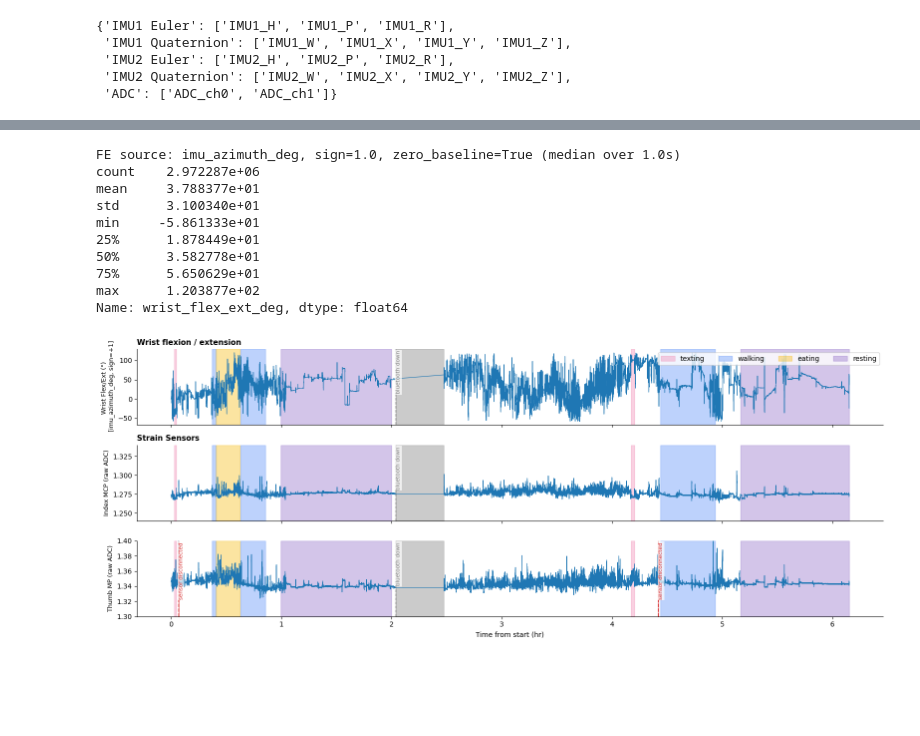
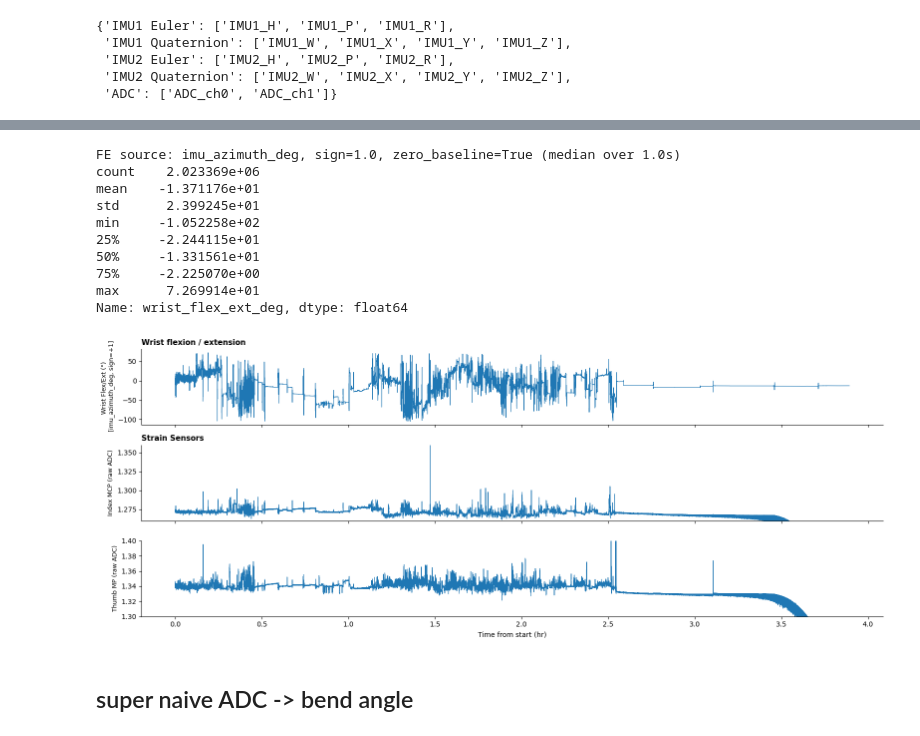
Before and after one commit to neuralengatberkeley/Strain-Sensor-, a Jupyter notebook: Code/analysis/camera_sensor_imu_analysis/wear_6hr_plotting.ipynb, the cells around one changed output, grey strips where cells are left out. Saved outputs shown, nothing was run; the diff lists cells and outputs as text; code cells hidden in the pictures; blank space fills up the shorter version.

Commit message:
naive ADC -> degree

```diff
--- a/Code/analysis/camera_sensor_imu_analysis/wear_6hr_plotting.ipynb
+++ b/Code/analysis/camera_sensor_imu_analysis/wear_6hr_plotting.ipynb
@@ -21,7 +21,7 @@ plt.rcParams["axes.grid"] = False
 # %%
 # fixed display settings
 adc_ylim_map = {
-    "ADC_ch0": (1.24, 1.34),  # Index
+    "ADC_ch0": (1.26, 1.36),  # Index
     "ADC_ch1": (1.30, 1.40),  # Thumb
     # "ADC_ch0": (1.2, 1.5),  # Index
     # "ADC_ch1": (1.2, 1.5),  # Thumb
@@ -71,7 +71,9 @@ group_title_map = {
 # %%
 # choose session
 session_date = "2026_03_05"
-file_pattern = "6hr_kinwatch_unified_*.csv"
+file_pattern = "battery_kinwatch_unified_*.csv"
+# "2026_03_05": 6hr, battery, pressure, disconnect
+# "2026_03_06": 6hr2
 #file_pattern = "*_kinwatch_unified_*.csv"
 # %%
 #loading file
@@ -385,0 +561,37 @@ Bluetooth gaps kept after excluding IMU2-disconnect boundaries: 1
+# %%
+# final plot
+
+# FINAL_WRIST_YLIM = (-60, 60)   # adjust if needed
+# FINAL_FINGER_YLIM = (-20, 40)  # adjust if needed
+
+plot_groups_final = {
+    "Wrist FE": ["wrist_flex_ext_deg"],
+    "Finger angles": ["index_mcp_deg", "thumb_mp_deg"],
+}
+
+plot_groups_final = {
+    k: [c for c in v if c in df_final.columns]
+    for k, v in plot_groups_final.items()
+    if any(c in df_final.columns for c in v)
+}
+
+# adc_ylim_map_final = {
+#     **adc_ylim_map,
+#     # "wrist_flex_ext_deg": FINAL_WRIST_YLIM,
+#     # "index_mcp_deg": FINAL_FINGER_YLIM,
+#     # "thumb_mp_deg": FINAL_FINGER_YLIM,
+# }
+
+plot_all_signals_one_figure(
+    df_final,
+    plot_groups_final,
+    manual_segments=manual_segments,
+    bluetooth_segments=bluetooth_segments,
+    adc_disconnect_segments=adc_disconnect_segments,
+    imu2_disconnect_segments=imu2_disconnect_segments,
+    label_colors=label_colors,
+    display_name_map=display_name_map,
+    group_title_map=group_title_map,
+    #adc_ylim_map=adc_ylim_map_final,
+    xcol="elapsed_hr",
+)
@@ -593,7 +798,7 @@ SIGN               = 1.0               # -1.0 to flip so extension > 0, flexion
 ZERO_BASELINE      = True
 BASELINE_WINDOW_SEC = 1.0              # seconds of leading data used for baseline mean
 BASELINE_STAT      = "median"          # "median" or "mean"
-FE_YLIM            = (-60, 60)         # y-axis limits for final plot; adjust to data
+#FE_YLIM            = (-60, 60)         # y-axis limits for final plot; adjust to data
 # ────────────────────────────────────────────────────────────────────────
 print(f"FE source: {FE_SOURCE_COL}, sign={SIGN}, "
       f"zero_baseline={ZERO_BASELINE} ({BASELINE_STAT} over {BASELINE_WINDOW_SEC}s)")
@@ -620,39 +825,41 @@ plot_groups_fe = {
     "Wrist FE": ["wrist_flex_ext_deg"],
     "ADC":      ["ADC_ch0", "ADC_ch1"],
 }
 plot_groups_fe = {
     k: [c for c in v if c in df_plot.columns]
     for k, v in plot_groups_fe.items()
     if any(c in df_plot.columns for c in v)
 }
 
 adc_ylim_map_fe = {
     **adc_ylim_map,
     #"wrist_flex_ext_deg": FE_YLIM,
 }
 
 plot_all_signals_one_figure(
     df_plot,
     plot_groups_fe,
     manual_segments=manual_segments,
     bluetooth_segments=bluetooth_segments,
     adc_disconnect_segments=adc_disconnect_segments,
     imu2_disconnect_segments=imu2_disconnect_segments,
     label_colors=label_colors,
     display_name_map=display_name_map,
     group_title_map=group_title_map,
     adc_ylim_map=adc_ylim_map_fe,
     xcol="elapsed_hr",
 )
 # %% [output]
 FE source: imu_azimuth_deg, sign=1.0, zero_baseline=True (median over 1.0s)
-count    2.972287e+06
-mean     3.788377e+01
-std      3.100340e+01
-min     -5.861333e+01
-25%      1.878449e+01
-50%      3.582778e+01
-75%      5.650629e+01
-max      1.203877e+02
+count    2.023369e+06
+mean    -1.371176e+01
+std      2.399245e+01
+min     -1.052258e+02
+25%     -2.244115e+01
+50%     -1.331561e+01
+75%     -2.225070e+00
+max      7.269914e+01
 Name: wrist_flex_ext_deg, dtype: float64
-[figure, old version]
+[figure, new version]
+# %% [markdown]
+## super naive ADC -> bend angle
```
Also changed, not shown: parts of 25 cells of this notebook, 6 other files.
